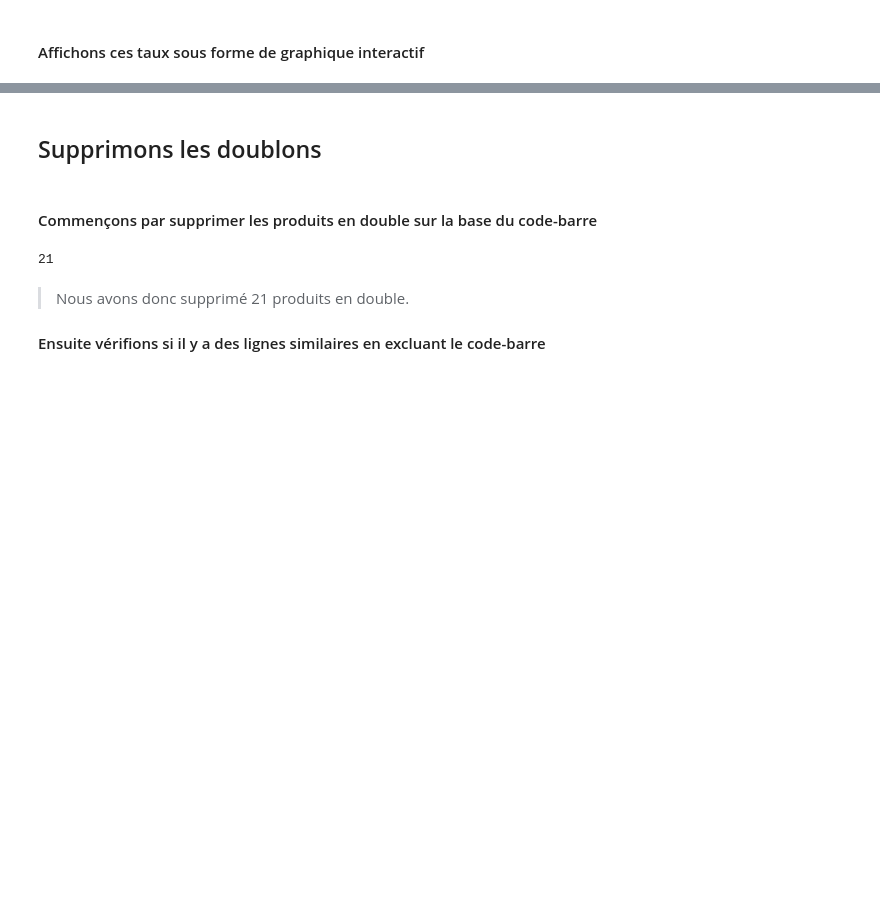
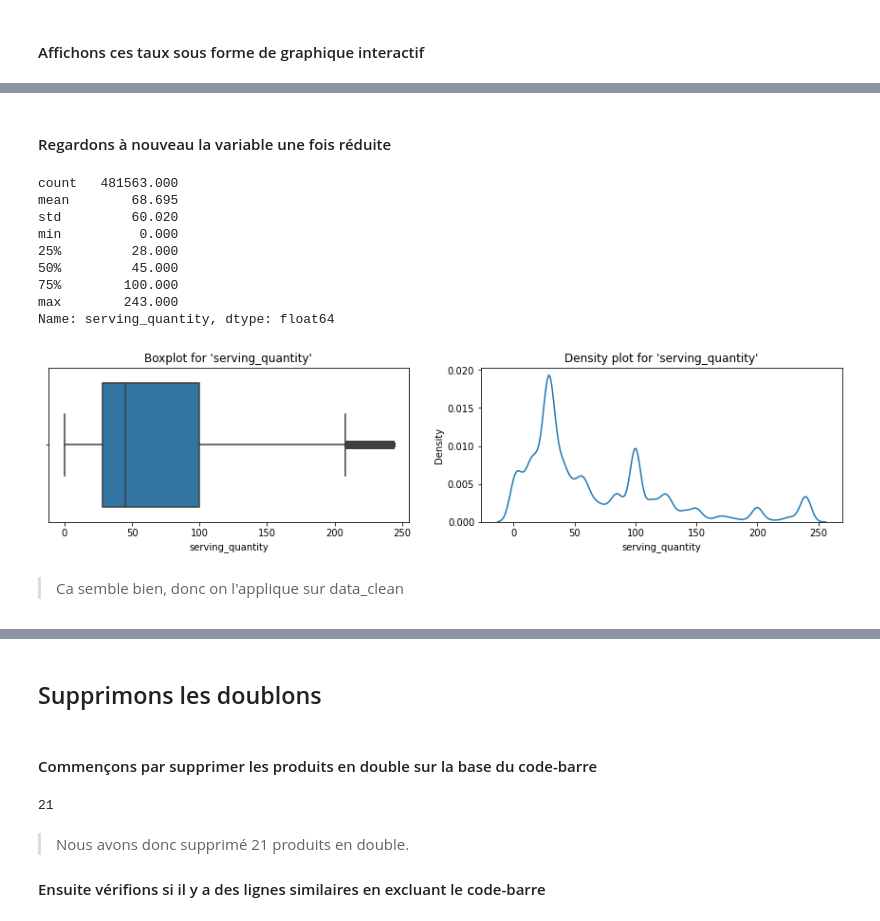
Before and after one commit to Valkea/OC_AI_03, a Jupyter notebook: Cleaning_02.ipynb, the cells around one changed output, grey strips where cells are left out. Saved outputs shown, nothing was run; the diff lists cells and outputs as text; code cells hidden in the pictures; blank space fills up the shorter version.

```diff
--- a/Cleaning_02.ipynb
+++ b/Cleaning_02.ipynb
@@ -162,0 +266,17 @@ fig.show()
+# %%
+# Définissons une fonction permettant d'appliquer un filtre sur les valeurs hors bornes
+
+def clip_column_values(data, col_name, min_v=None, max_v=None, min_new=None, max_new=None):
+    dt = data.copy()
+    count_start = dt[col_name].isin([max_new,min_new]).sum()
+
+    if(min_v != None):
+        dt[col_name].mask(dt[col_name] < min_v, min_new, inplace=True)
+    if(max_v != None):
+        dt[col_name].mask(dt[col_name] > max_v, max_new, inplace=True)
+
+    count_end = dt[col_name].isin([max_new,min_new]).sum()
+
+    print(f"On a modifié {count_end-count_start} lignes")
+
+    return dt
@@ -162,0 +314,17 @@ fig.show()
+# %% [markdown]
+#### Regardons à nouveau la variable une fois réduite
+# %%
+explore_quantitative(data_tmp, 'serving_quantity')
+# %% [output]
+count   481563.000
+mean        68.695
+std         60.020
+min          0.000
+25%         28.000
+50%         45.000
+75%        100.000
+max        243.000
+Name: serving_quantity, dtype: float64
+[figure, added]
+# %% [markdown]
+> Ca semble bien, donc on l'applique sur data_clean
```
Also changed, not shown: parts of 93 cells of this notebook.
